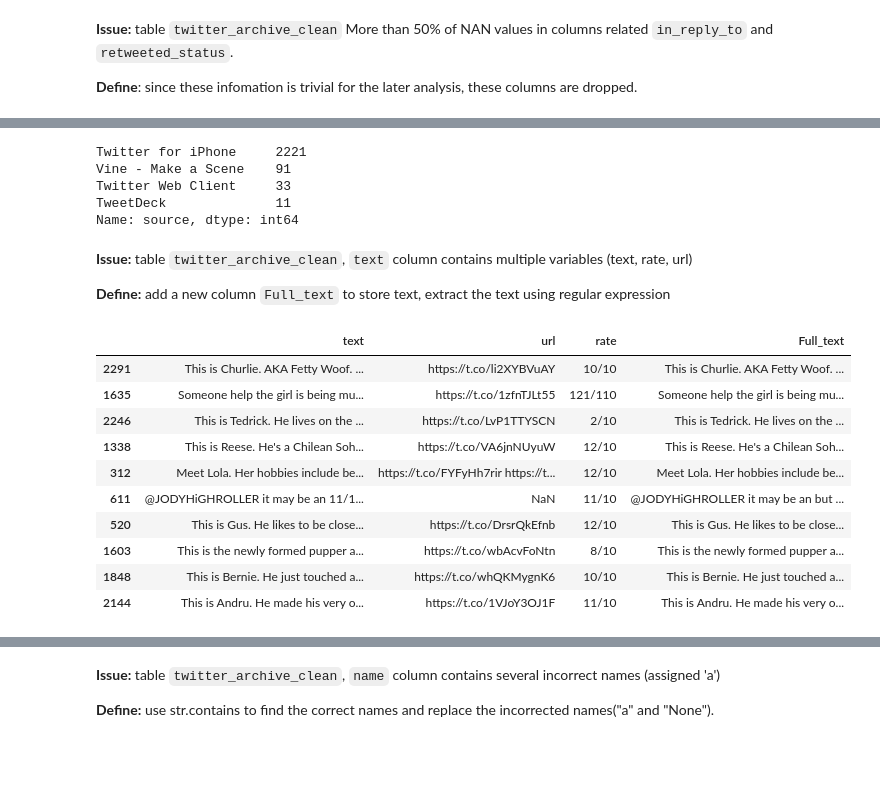
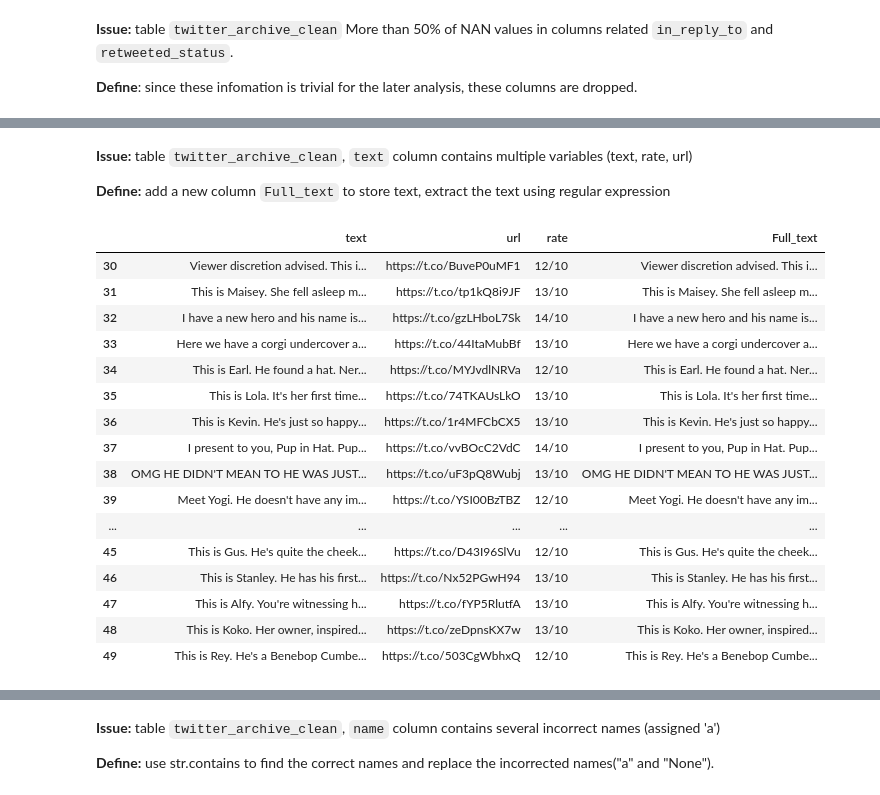
Before and after one commit to Jinning-beep/Udacity_data_analyst_projects, a Jupyter notebook: Project 4 Twitter data analysis and visualization/wrangle_act.ipynb, the cells around one changed output, grey strips where cells are left out. Saved outputs shown, nothing was run; the diff lists cells and outputs as text; code cells hidden in the pictures; blank space fills up the shorter version.

Commit message:
fix: fix a bug in clean section

```diff
--- a/Project 4 Twitter data analysis and visualization/wrangle_act.ipynb
+++ b/Project 4 Twitter data analysis and visualization/wrangle_act.ipynb
@@ -351,0 +473,4 @@ df_api_clean = df_api.copy()
+# %%
+# convert string to timestamp for timestamp related columns
+twitter_archive_clean.timestamp = pd.to_datetime(twitter_archive_clean.timestamp)
+twitter_archive_clean.retweeted_status_timestamp = pd.to_datetime(twitter_archive_clean.retweeted_status_timestamp)
@@ -351,0 +501,4 @@ df_api_clean = df_api.copy()
+# %%
+twitter_archive_clean = twitter_archive_clean.query('retweeted_status_id == 0 and in_reply_to_status_id==0')
+# %%
+twitter_archive_clean = twitter_archive_clean.reset_index(drop=True)
@@ -388,36 +540,33 @@ twitter_archive_clean = twitter_archive_clean.replace({'source': r'<[^>]*>'}, {'
-# %%
-# test
-twitter_archive_clean.source.value_counts()
-# %% [output]
-Twitter for iPhone     2221
-Vine - Make a Scene    91
-Twitter Web Client     33
-TweetDeck              11
-Name: source, dtype: int64
 # %% [markdown]
 **Issue:** table `twitter_archive_clean`, `text` column contains multiple variables (text, rate, url)
 
 **Define:** add a new column `Full_text` to store text, extract the text using regular expression
 # %%
 twitter_archive_clean['url'] = twitter_archive_clean.text.str.extract('(http.*)')
-twitter_archive_clean['rate'] = twitter_archive_clean.text.str.extract('(\d+\/\d+)')
+twitter_archive_clean['rate'] = twitter_archive_clean.text.str.extract('(\d+.?\d\/\d+)')
 # %%
 twitter_archive_clean['Full_text'] = twitter_archive_clean.text.str.replace('(http.*)','').str.replace('(\d+\/\d+)','')
 # %%
 # test I
-twitter_archive_clean[['text','url','rate','Full_text']].sample(10)
+twitter_archive_clean[['text','url','rate','Full_text']].iloc[30:50]
 # %% [output]
 |  | text | url | rate | Full_text |
-| 2291 | This is Churlie. AKA Fetty Woof. ... | https://t.co/li2XYBVuAY | 10/10 | This is Churlie. AKA Fetty Woof. ... |
-| 1635 | Someone help the girl is being mu... | https://t.co/1zfnTJLt55 | 121/110 | Someone help the girl is being mu... |
-| 2246 | This is Tedrick. He lives on the ... | https://t.co/LvP1TTYSCN | 2/10 | This is Tedrick. He lives on the ... |
-| 1338 | This is Reese. He's a Chilean Soh... | https://t.co/VA6jnNUyuW | 12/10 | This is Reese. He's a Chilean Soh... |
-| 312 | Meet Lola. Her hobbies include be... | https://t.co/FYFyHh7rir https://t... | 12/10 | Meet Lola. Her hobbies include be... |
-| 611 | @JODYHiGHROLLER it may be an 11/1... | NaN | 11/10 | @JODYHiGHROLLER it may be an but ... |
-| 520 | This is Gus. He likes to be close... | https://t.co/DrsrQkEfnb | 12/10 | This is Gus. He likes to be close... |
-| 1603 | This is the newly formed pupper a... | https://t.co/wbAcvFoNtn | 8/10 | This is the newly formed pupper a... |
-| 1848 | This is Bernie. He just touched a... | https://t.co/whQKMygnK6 | 10/10 | This is Bernie. He just touched a... |
-| 2144 | This is Andru. He made his very o... | https://t.co/1VJoY3OJ1F | 11/10 | This is Andru. He made his very o... |
+| 30 | Viewer discretion advised. This i... | https://t.co/BuveP0uMF1 | 12/10 | Viewer discretion advised. This i... |
+| 31 | This is Maisey. She fell asleep m... | https://t.co/tp1kQ8i9JF | 13/10 | This is Maisey. She fell asleep m... |
+| 32 | I have a new hero and his name is... | https://t.co/gzLHboL7Sk | 14/10 | I have a new hero and his name is... |
+| 33 | Here we have a corgi undercover a... | https://t.co/44ItaMubBf | 13/10 | Here we have a corgi undercover a... |
+| 34 | This is Earl. He found a hat. Ner... | https://t.co/MYJvdlNRVa | 12/10 | This is Earl. He found a hat. Ner... |
+| 35 | This is Lola. It's her first time... | https://t.co/74TKAUsLkO | 13/10 | This is Lola. It's her first time... |
+| 36 | This is Kevin. He's just so happy... | https://t.co/1r4MFCbCX5 | 13/10 | This is Kevin. He's just so happy... |
+| 37 | I present to you, Pup in Hat. Pup... | https://t.co/vvBOcC2VdC | 14/10 | I present to you, Pup in Hat. Pup... |
+| 38 | OMG HE DIDN'T MEAN TO HE WAS JUST... | https://t.co/uF3pQ8Wubj | 13/10 | OMG HE DIDN'T MEAN TO HE WAS JUST... |
+| 39 | Meet Yogi. He doesn't have any im... | https://t.co/YSI00BzTBZ | 12/10 | Meet Yogi. He doesn't have any im... |
+| ... | ... | ... | ... | ... |
+| 45 | This is Gus. He's quite the cheek... | https://t.co/D43I96SlVu | 12/10 | This is Gus. He's quite the cheek... |
+| 46 | This is Stanley. He has his first... | https://t.co/Nx52PGwH94 | 13/10 | This is Stanley. He has his first... |
+| 47 | This is Alfy. You're witnessing h... | https://t.co/fYP5RlutfA | 13/10 | This is Alfy. You're witnessing h... |
+| 48 | This is Koko. Her owner, inspired... | https://t.co/zeDpnsKX7w | 13/10 | This is Koko. Her owner, inspired... |
+| 49 | This is Rey. He's a Benebop Cumbe... | https://t.co/503CgWbhxQ | 12/10 | This is Rey. He's a Benebop Cumbe... |
 # %%
 # test II
 twitter_archive_clean.info()
```
Also changed, not shown: parts of 72 cells of this notebook.
